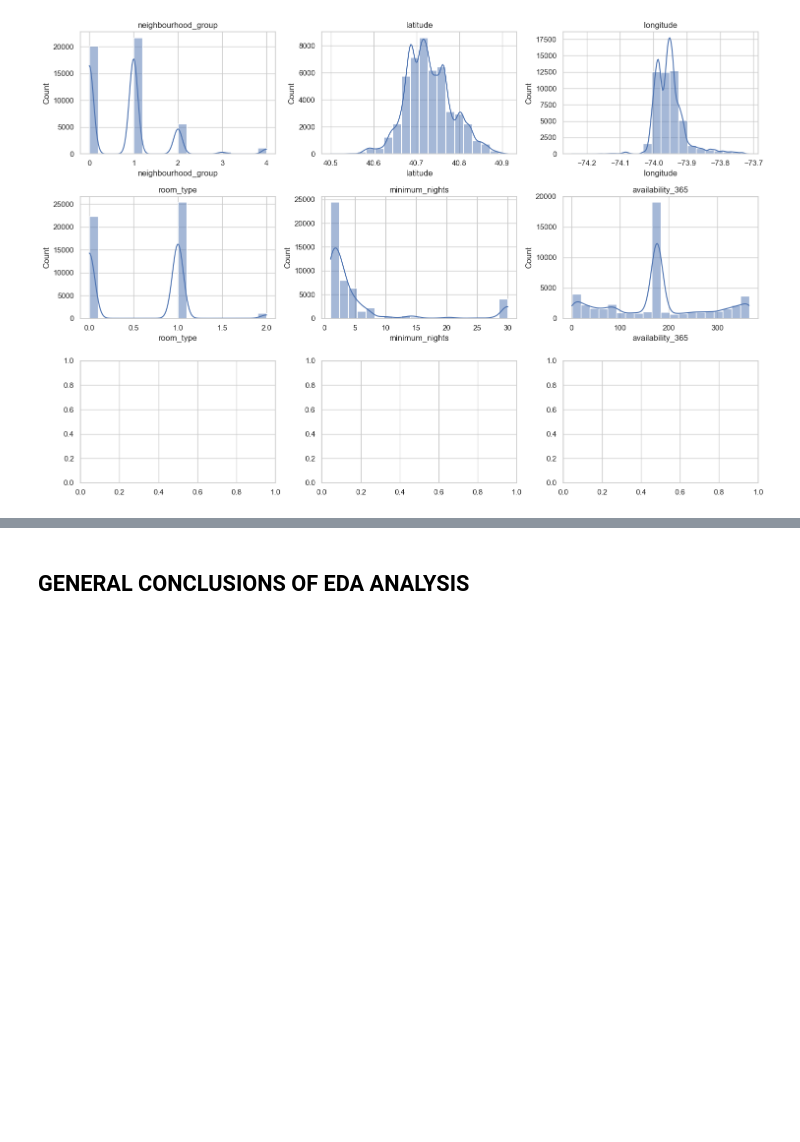
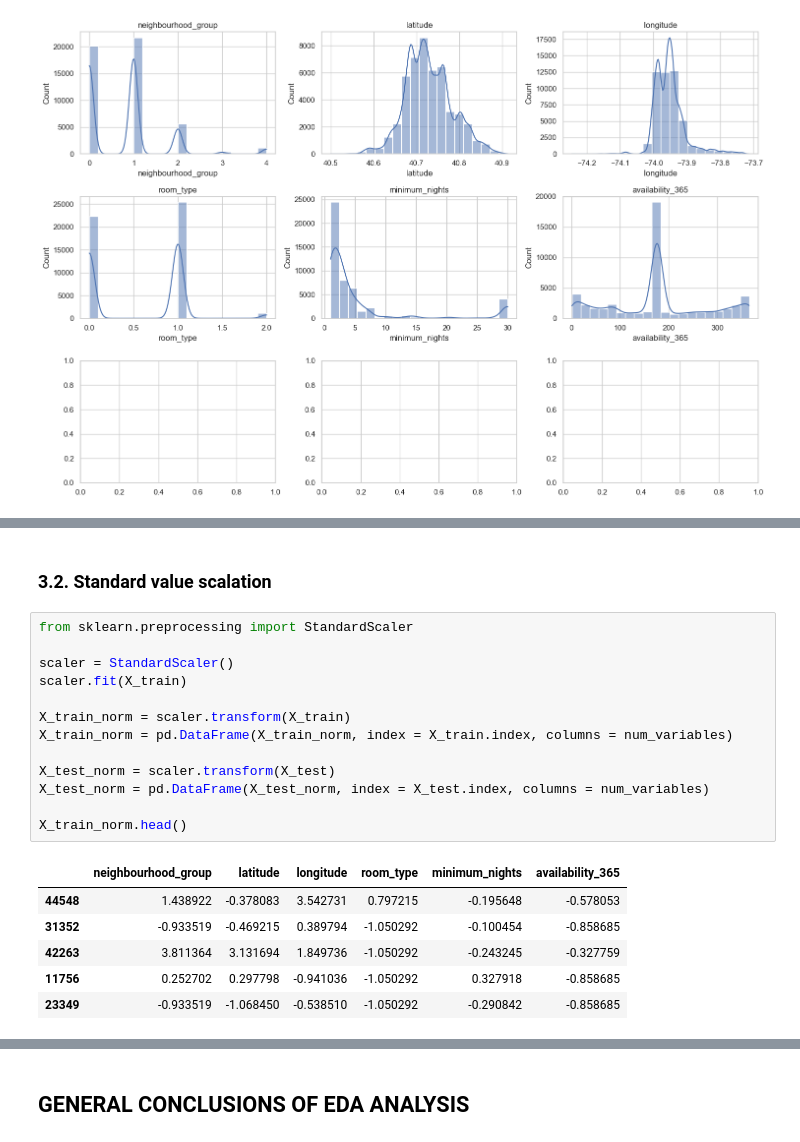
Before and after one commit to FEFO2/New-York-Aparment-Analysis, a Jupyter notebook: src/03_exploratory_data_analysis.ipynb, the cells around one changed output, grey strips where cells are left out. Saved outputs shown, nothing was run; the diff lists cells and outputs as text; blank space fills up the shorter version.

```diff
--- a/src/03_exploratory_data_analysis.ipynb
+++ b/src/03_exploratory_data_analysis.ipynb
@@ -265,0 +280,22 @@ _NOTE: Following the completion of the research, it is determined that there are
+# %% [markdown]
+### 3.2. Standard value scalation
+# %%
+from sklearn.preprocessing import StandardScaler
+
+scaler = StandardScaler()
+scaler.fit(X_train)
+
+X_train_norm = scaler.transform(X_train)
+X_train_norm = pd.DataFrame(X_train_norm, index = X_train.index, columns = num_variables)
+
+X_test_norm = scaler.transform(X_test)
+X_test_norm = pd.DataFrame(X_test_norm, index = X_test.index, columns = num_variables)
+
+X_train_norm.head()
+# %% [output]
+|  | neighbourhood_group | latitude | longitude | room_type | minimum_nights | availability_365 |
+| 44548 | 1.438922 | -0.378083 | 3.542731 | 0.797215 | -0.195648 | -0.578053 |
+| 31352 | -0.933519 | -0.469215 | 0.389794 | -1.050292 | -0.100454 | -0.858685 |
+| 42263 | 3.811364 | 3.131694 | 1.849736 | -1.050292 | -0.243245 | -0.327759 |
+| 11756 | 0.252702 | 0.297798 | -0.941036 | -1.050292 | 0.327918 | -0.858685 |
+| 23349 | -0.933519 | -1.068450 | -0.538510 | -1.050292 | -0.290842 | -0.858685 |
```
Also changed, not shown: parts of 10 cells of this notebook.
